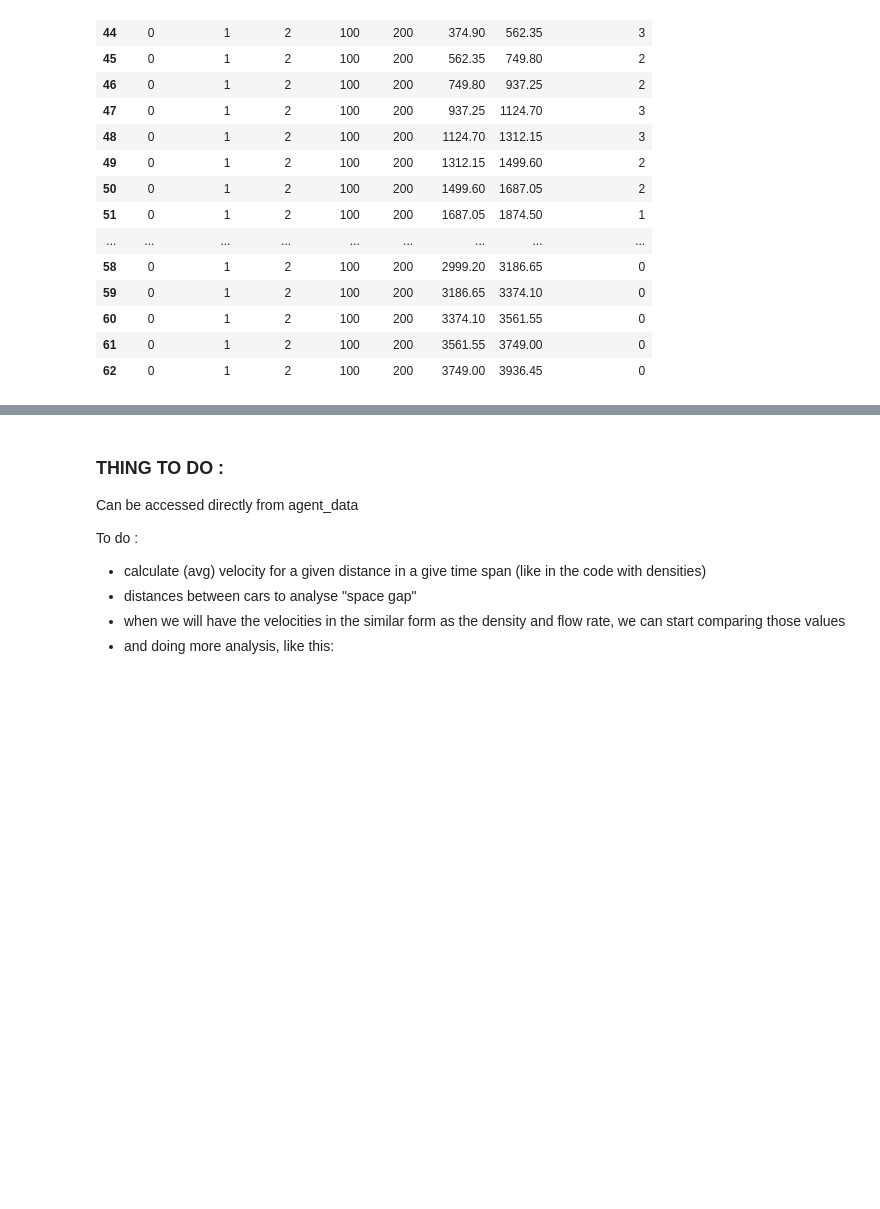
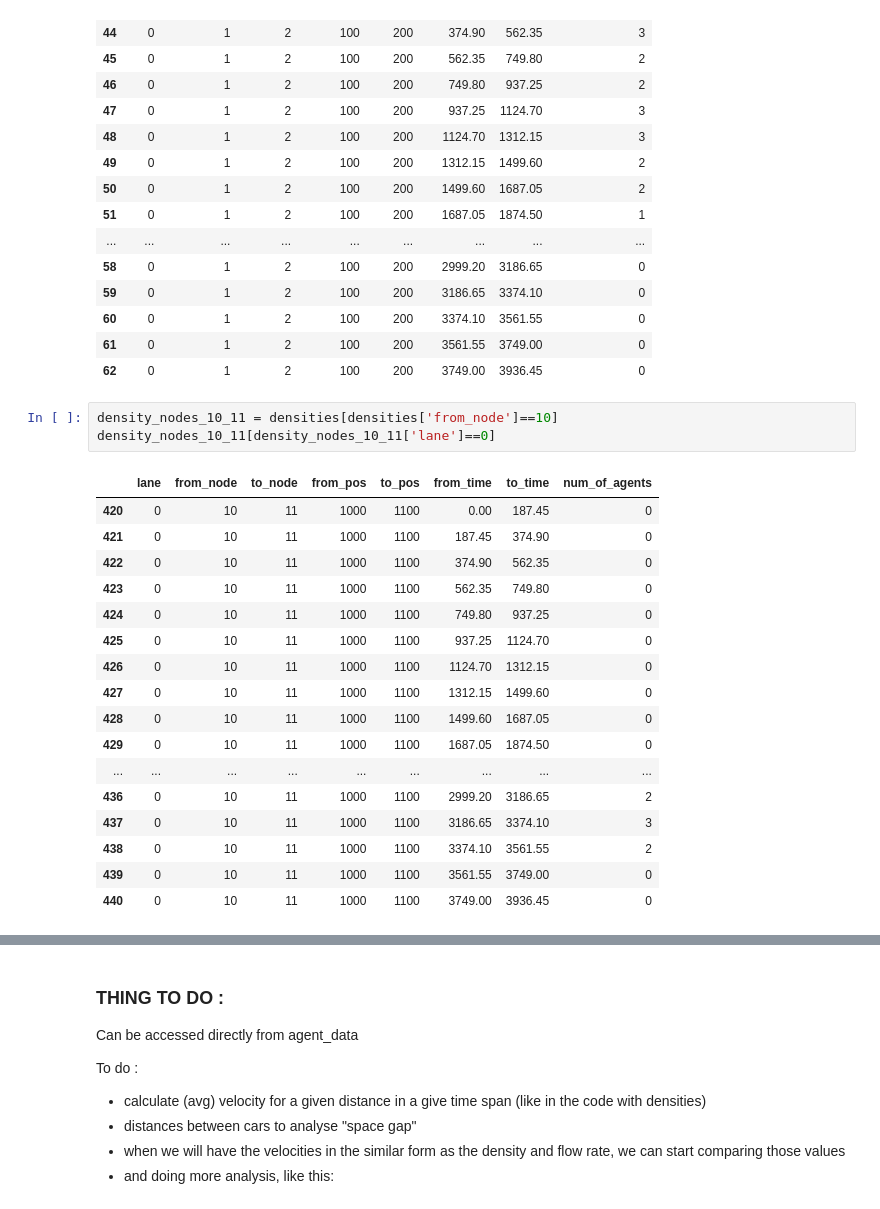
Before and after one commit to mikub97/ABM_car_traffic, a Jupyter notebook: src/agent_data_analysis.ipynb, the cells around one changed output, grey strips where cells are left out. Drawn from its saved outputs; the diff is of its cells as text; blank space fills up the shorter version.

```diff
--- a/src/agent_data_analysis.ipynb
+++ b/src/agent_data_analysis.ipynb
@@ -218,4 +218,25 @@ densities.loc[((densities["lane"]==0)&(densities["from_node"]==1) & (densities["
 | 60 | 0 | 1 | 2 | 100 | 200 | 3374.10 | 3561.55 | 0 |
 | 61 | 0 | 1 | 2 | 100 | 200 | 3561.55 | 3749.00 | 0 |
 | 62 | 0 | 1 | 2 | 100 | 200 | 3749.00 | 3936.45 | 0 |
+# %%
+density_nodes_10_11 = densities[densities['from_node']==10]
+density_nodes_10_11[density_nodes_10_11['lane']==0]
+# %% [output]
+|  | lane | from_node | to_node | from_pos | to_pos | from_time | to_time | num_of_agents |
+| 420 | 0 | 10 | 11 | 1000 | 1100 | 0.00 | 187.45 | 0 |
+| 421 | 0 | 10 | 11 | 1000 | 1100 | 187.45 | 374.90 | 0 |
+| 422 | 0 | 10 | 11 | 1000 | 1100 | 374.90 | 562.35 | 0 |
+| 423 | 0 | 10 | 11 | 1000 | 1100 | 562.35 | 749.80 | 0 |
+| 424 | 0 | 10 | 11 | 1000 | 1100 | 749.80 | 937.25 | 0 |
+| 425 | 0 | 10 | 11 | 1000 | 1100 | 937.25 | 1124.70 | 0 |
+| 426 | 0 | 10 | 11 | 1000 | 1100 | 1124.70 | 1312.15 | 0 |
+| 427 | 0 | 10 | 11 | 1000 | 1100 | 1312.15 | 1499.60 | 0 |
+| 428 | 0 | 10 | 11 | 1000 | 1100 | 1499.60 | 1687.05 | 0 |
+| 429 | 0 | 10 | 11 | 1000 | 1100 | 1687.05 | 1874.50 | 0 |
+| ... | ... | ... | ... | ... | ... | ... | ... | ... |
+| 436 | 0 | 10 | 11 | 1000 | 1100 | 2999.20 | 3186.65 | 2 |
+| 437 | 0 | 10 | 11 | 1000 | 1100 | 3186.65 | 3374.10 | 3 |
+| 438 | 0 | 10 | 11 | 1000 | 1100 | 3374.10 | 3561.55 | 2 |
+| 439 | 0 | 10 | 11 | 1000 | 1100 | 3561.55 | 3749.00 | 0 |
+| 440 | 0 | 10 | 11 | 1000 | 1100 | 3749.00 | 3936.45 | 0 |
 # %%
```
Also changed, not shown: parts of 10 cells of this notebook.
